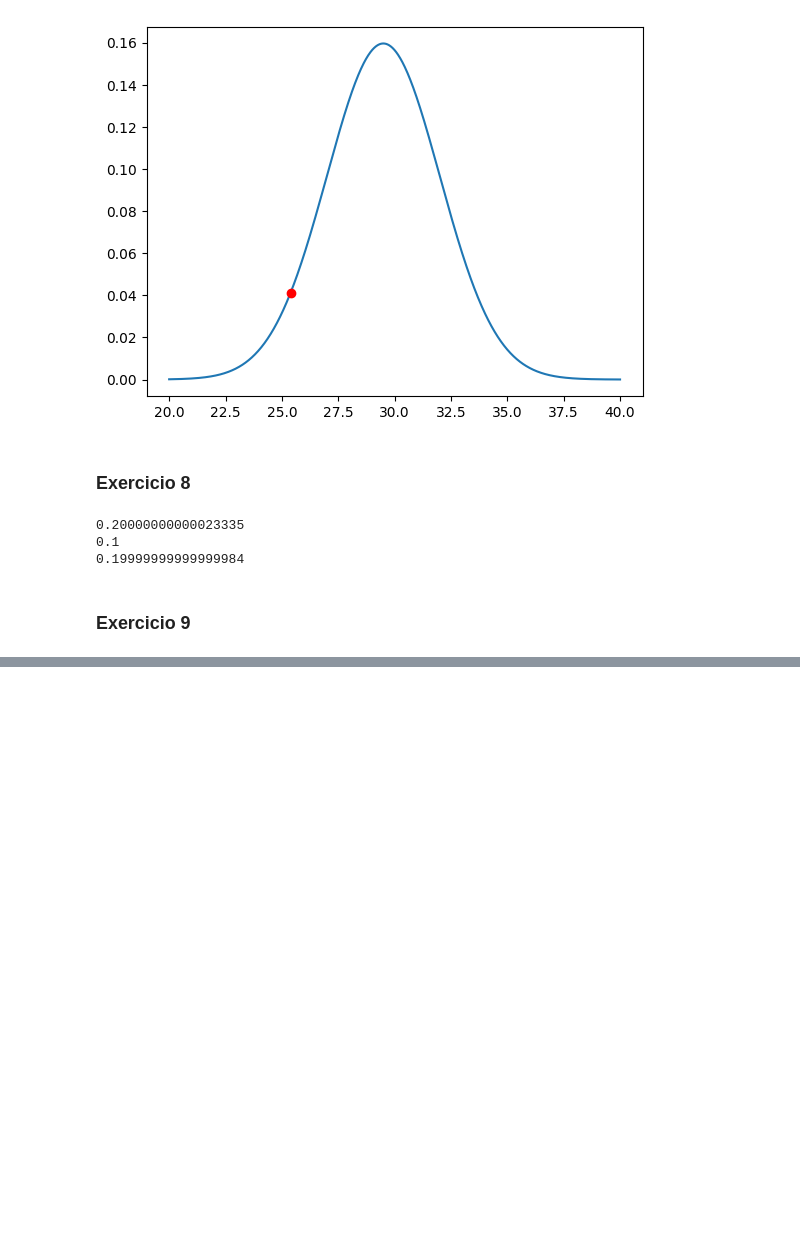
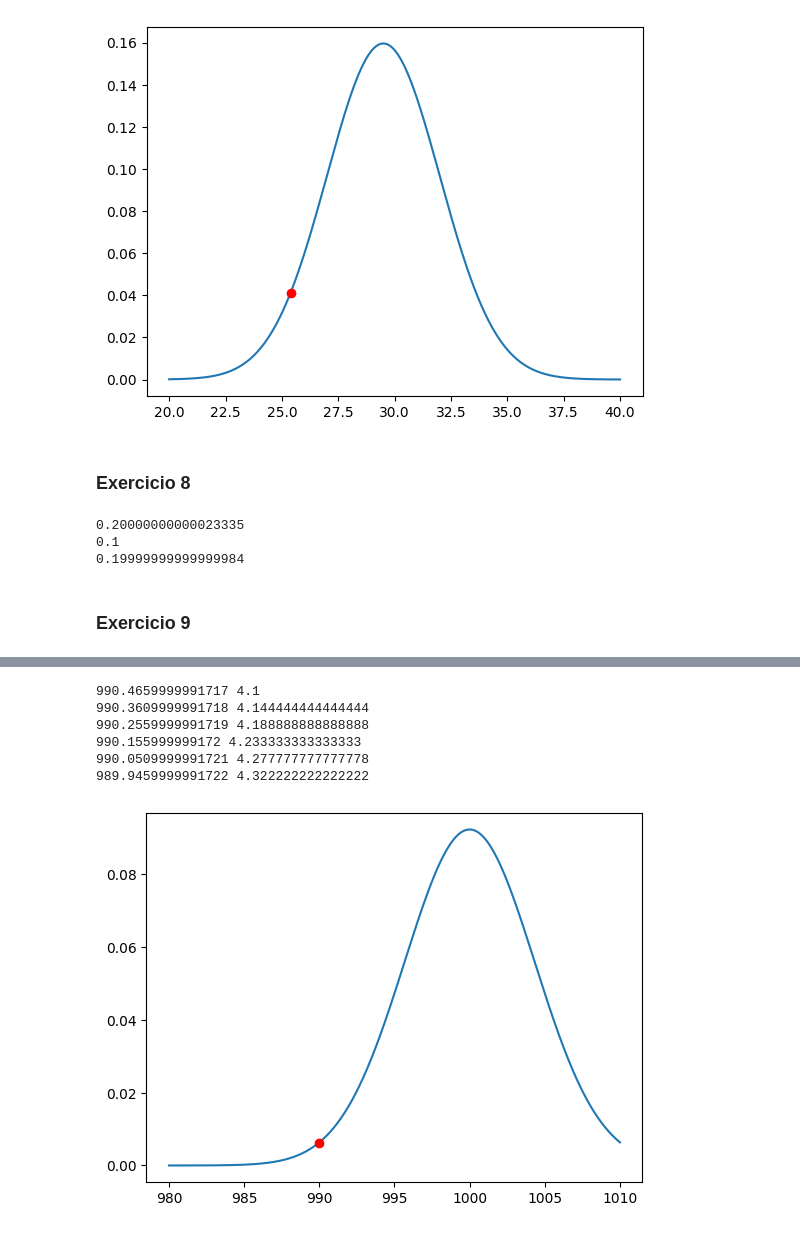
Before and after one commit to jorgesalhani/Statistics, a Jupyter notebook: Topics/T03/code.ipynb, the cells around one changed output, grey strips where cells are left out. Saved outputs shown, nothing was run; the diff lists cells and outputs as text; code cells hidden in the pictures; blank space fills up the shorter version.

```diff
--- a/Topics/T03/code.ipynb
+++ b/Topics/T03/code.ipynb
@@ -141,0 +144,14 @@ print(Ib)
+# %%
+mu = 1000
+perc = 0.01
+limite = 990
+dt = 0.005
+for sigma in np.linspace(1,5,10):
+  t0 = 0.001
+  cum = 0
+  while cum < perc:
+    I = integrate.quad(normalDist, t0, t0+dt, args=(mu, sigma))[0]
+    t0+=dt
+    cum+=I
+  print(t0, sigma)
+  if (t0 < limite): break
@@ -141,0 +168,24 @@ print(Ib)
+# %%
+for sigma in np.linspace(4.1,4.5,10):
+  t0 = 0.001
+  cum = 0
+  while cum < perc:
+    I = integrate.quad(normalDist, t0, t0+dt, args=(mu, sigma))[0]
+    t0+=dt
+    cum+=I
+  print(t0, sigma)
+  if (t0 < limite): break
+# %% [output]
+990.4659999991717 4.1
+990.3609999991718 4.144444444444444
+990.2559999991719 4.188888888888888
+990.155999999172 4.233333333333333
+990.0509999991721 4.277777777777778
+989.9459999991722 4.322222222222222
+# %%
+x = np.linspace(980, 1010, 1000)
+plt.plot(x, normalDist(x, mu, sigma))
+plt.plot(t0, normalDist(t0, mu, sigma), 'or')
+plt.show()
+# %% [output]
+[figure, added]
```
Also changed, not shown: parts of 3 cells of this notebook.
